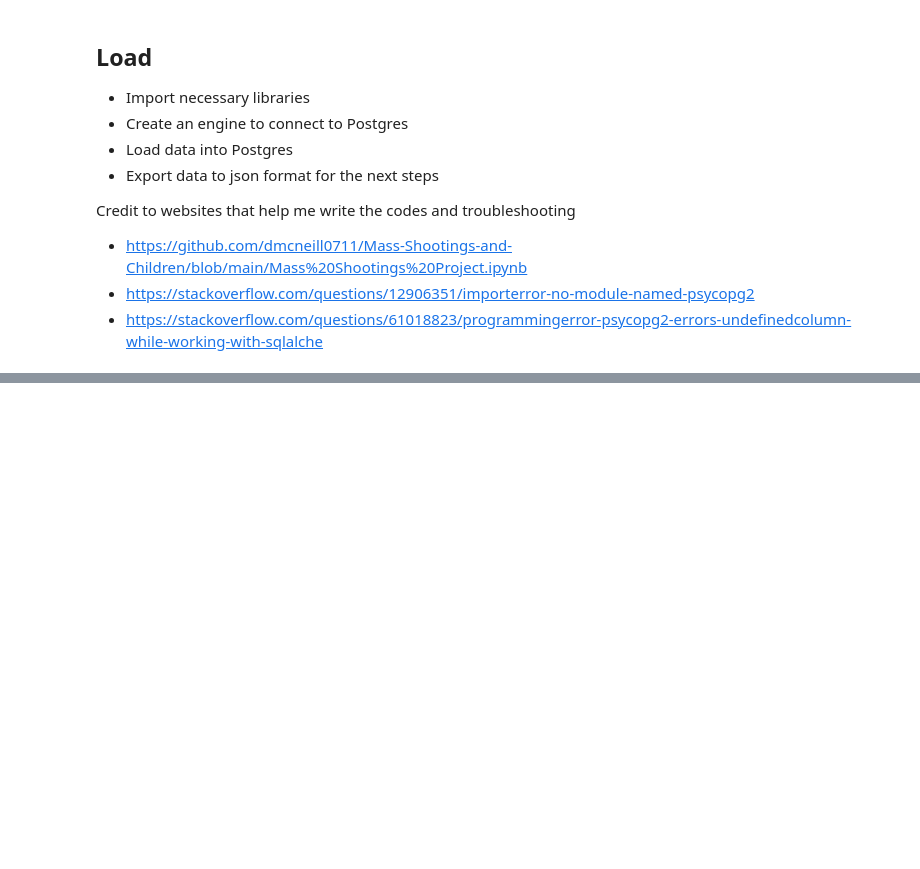
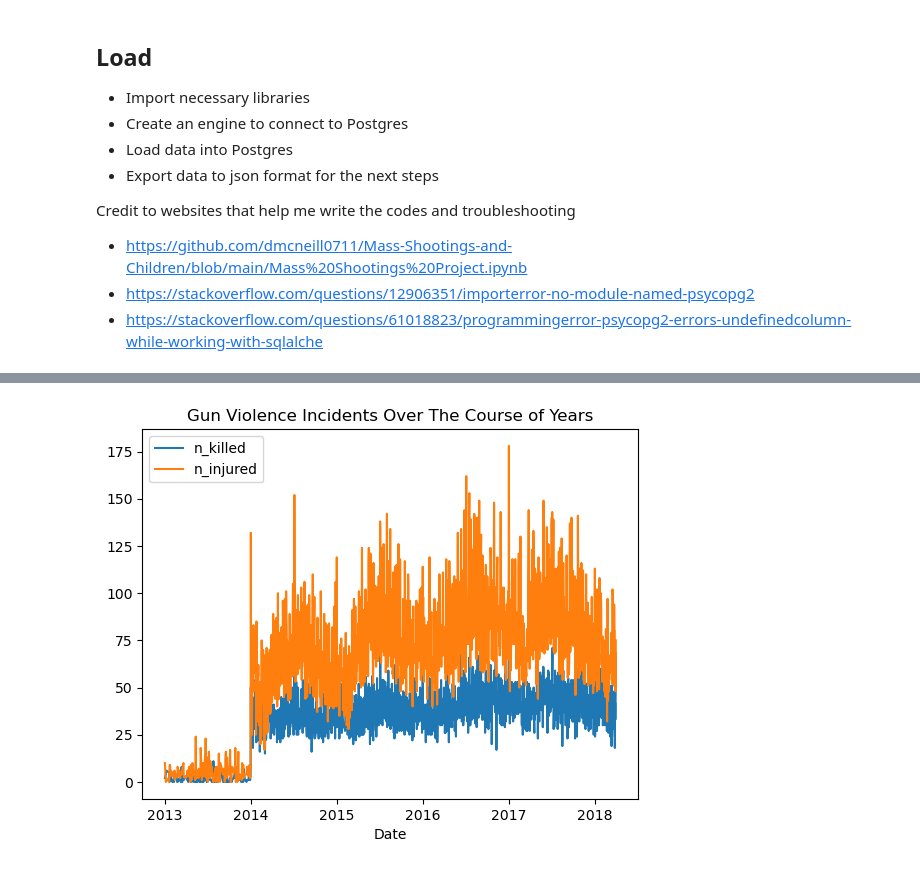
Before and after one commit to LanNguyen135/Project3, a Jupyter notebook: main.ipynb, the cells around one changed output, grey strips where cells are left out. Saved outputs shown, nothing was run; the diff lists cells and outputs as text; code cells hidden in the pictures; blank space fills up the shorter version.

Commit message:
working on line chart

```diff
--- a/main.ipynb
+++ b/main.ipynb
@@ -138,0 +152,23 @@ data_complete.to_json(r'Resource\complete_data.json', orient='records')
+# %%
+# Create a line chart that display the nubmer of gun violence incidents
+# increasing, decreasing, or remaining relatively stable over the course of years
+
+# Group by date, n_killed, and n_injured
+grouped_data = data_complete.groupby('date')[['n_killed', 'n_injured']].sum()
+
+plt.figure()
+plt.plot(grouped_data.index, grouped_data['n_killed'], label = 'n_killed')
+plt.plot(grouped_data.index, grouped_data['n_injured'], label = 'n_injured')
+
+plt.xlabel("Date")
+plt.title("Gun Violence Incidents Over The Course of Years")
+
+# Add a legend and set its location to the upper left
+plt.legend(loc="upper left")
+
+# Save image to folder
+#plt.savefig("./Images/GV Incidents Over Course of Years")
+
+plt.show()
+# %% [output]
+[figure, added]
```
Also changed, not shown: parts of 6 cells of this notebook, 2 other files.
